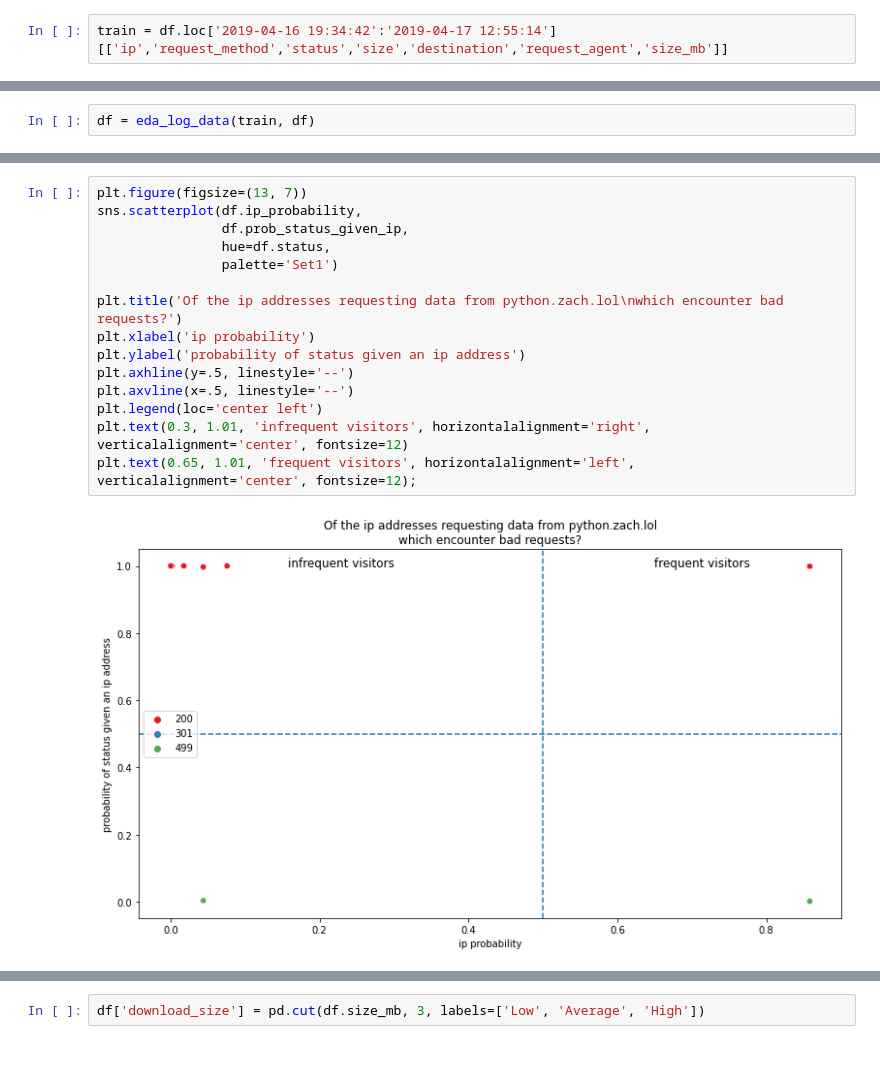
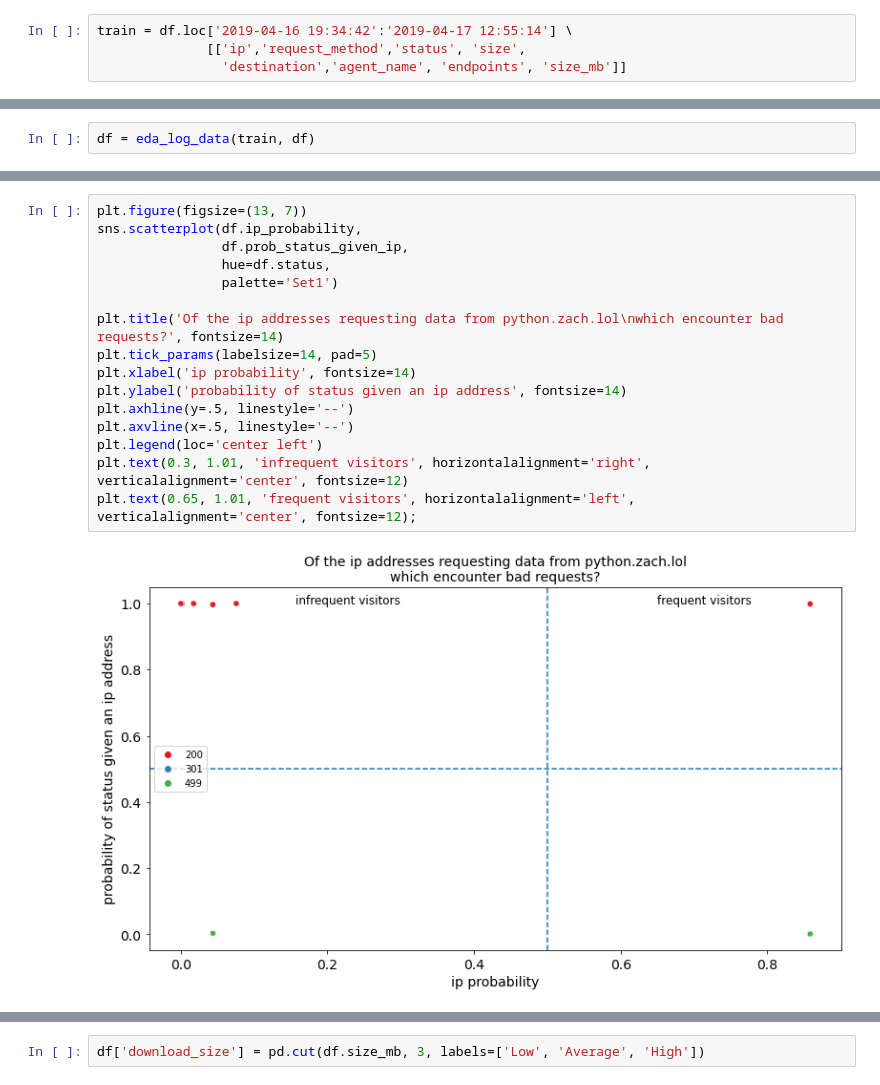
Before and after one commit to Promeos/anomaly-detection-exercises, a Jupyter notebook: discrete_anomaly_detection.ipynb, the cells around one changed output, grey strips where cells are left out. Drawn from its saved outputs; the diff is of its cells as text; blank space fills up the shorter version.

```diff
--- a/discrete_anomaly_detection.ipynb
+++ b/discrete_anomaly_detection.ipynb
@@ -73,7 +72,9 @@ ip_statistics(df)
 # %% [markdown]
 ## 1. Use basic probability to identify anomalous request methods. You will want to make sure the text is normalized in order to reduce the noise.
 # %%
-train = df.loc['2019-04-16 19:34:42':'2019-04-17 12:55:14'][['ip','request_method','status','size','destination','request_agent','size_mb']]
+train = df.loc['2019-04-16 19:34:42':'2019-04-17 12:55:14'] \
+              [['ip','request_method','status', 'size',
+                'destination','agent_name', 'endpoints', 'size_mb']]
 # %%
 train = train.fillna(0)
 # %%
@@ -106,20 +119,21 @@ df = eda_log_data(train, df)
 # %%
 plt.figure(figsize=(13, 7))
 sns.scatterplot(df.ip_probability,
                 df.prob_status_given_ip,
                 hue=df.status,
                 palette='Set1')
 
-plt.title('Of the ip addresses requesting data from python.zach.lol\nwhich encounter bad requests?')
-plt.xlabel('ip probability')
-plt.ylabel('probability of status given an ip address')
+plt.title('Of the ip addresses requesting data from python.zach.lol\nwhich encounter bad requests?', fontsize=14)
+plt.tick_params(labelsize=14, pad=5)
+plt.xlabel('ip probability', fontsize=14)
+plt.ylabel('probability of status given an ip address', fontsize=14)
 plt.axhline(y=.5, linestyle='--')
 plt.axvline(x=.5, linestyle='--')
 plt.legend(loc='center left')
 plt.text(0.3, 1.01, 'infrequent visitors', horizontalalignment='right', verticalalignment='center', fontsize=12)
 plt.text(0.65, 1.01, 'frequent visitors', horizontalalignment='left', verticalalignment='center', fontsize=12);
 # %% [output]
-[figure, old version]
+[figure, new version]
 # %%
 train.head()
 # %% [output]
```
Also changed, not shown: parts of 20 cells of this notebook, 3 other files.
